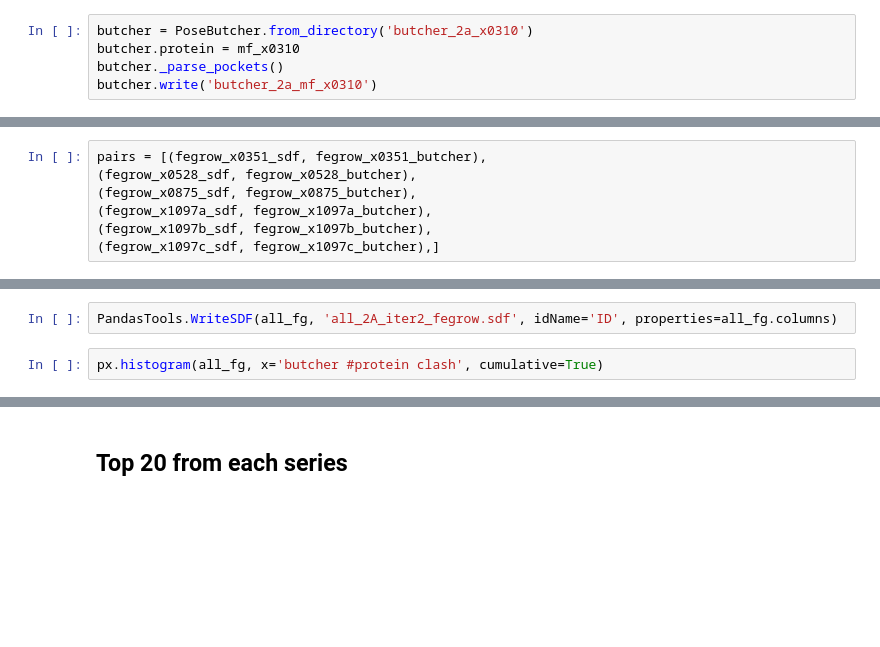
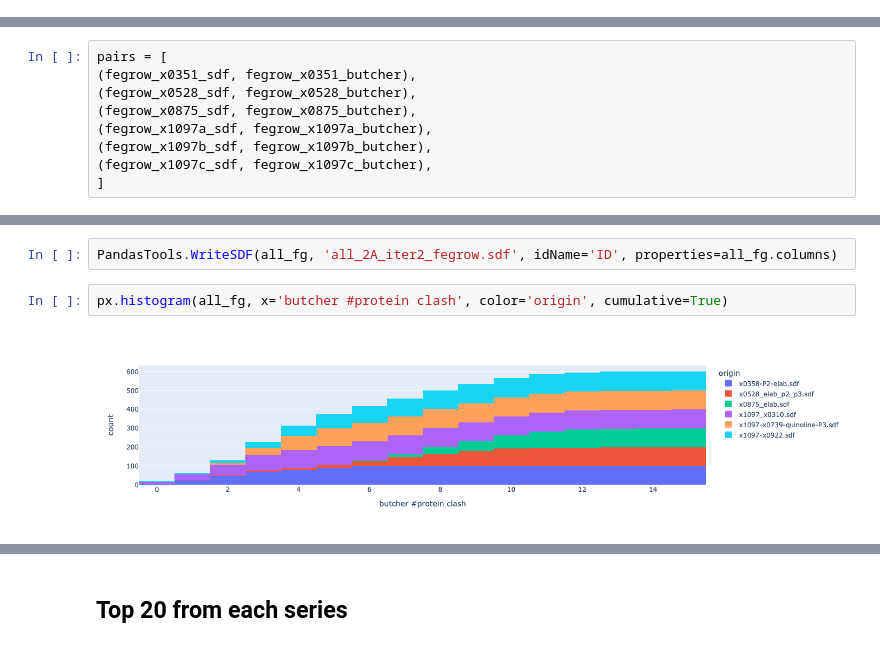
Before and after one commit to kate-fie/2A_Base_Selection, a Jupyter notebook: combine_wave2.ipynb, the cells around one changed output, grey strips where cells are left out. Drawn from its saved outputs; the diff is of its cells as text; blank space fills up the shorter version.

```diff
--- a/combine_wave2.ipynb
+++ b/combine_wave2.ipynb
@@ -42,8 +43,3 @@ butcher_mf_x0310 = PoseButcher.from_directory('butcher_2a_mf_x0310')
  DISK  Reading butcher_2a_mf_x0310/pocket_P5.ply
  DISK  Reading butcher_2a_mf_x0310/pocket_P6.ply
  SUCCESS  PoseButcher loaded!
-# %%
-butcher = PoseButcher.from_directory('butcher_2a_x0310')
-butcher.protein = mf_x0310
-butcher._parse_pockets()
-butcher.write('butcher_2a_mf_x0310')
@@ -129,12 +113,14 @@ def add_butcher_cols(df, butcher):
 
         df[name] = v
 # %%
-pairs = [(fegrow_x0351_sdf, fegrow_x0351_butcher),
+pairs = [
+(fegrow_x0351_sdf, fegrow_x0351_butcher),
 (fegrow_x0528_sdf, fegrow_x0528_butcher),
 (fegrow_x0875_sdf, fegrow_x0875_butcher),
 (fegrow_x1097a_sdf, fegrow_x1097a_butcher),
 (fegrow_x1097b_sdf, fegrow_x1097b_butcher),
-(fegrow_x1097c_sdf, fegrow_x1097c_butcher),]
+(fegrow_x1097c_sdf, fegrow_x1097c_butcher),
+]
 # %%
 dfs = []
 
@@ -176,6 +171,8 @@ all_fg = all_fg.rename(columns={"reference":"ref_pdb"})
 # %%
 PandasTools.WriteSDF(all_fg, 'all_2A_iter2_fegrow.sdf', idName='ID', properties=all_fg.columns)
 # %%
-px.histogram(all_fg, x='butcher #protein clash', cumulative=True)
+px.histogram(all_fg, x='butcher #protein clash', color='origin', cumulative=True)
+# %% [output]
+[figure, added]
 # %%
 all_fg.head()
```
Also changed, not shown: parts of 44 cells of this notebook, 55 other files.
